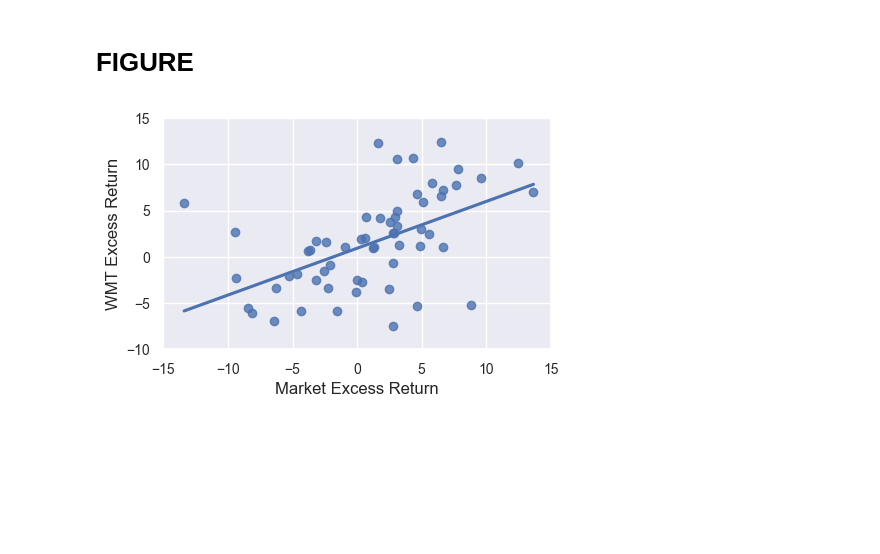
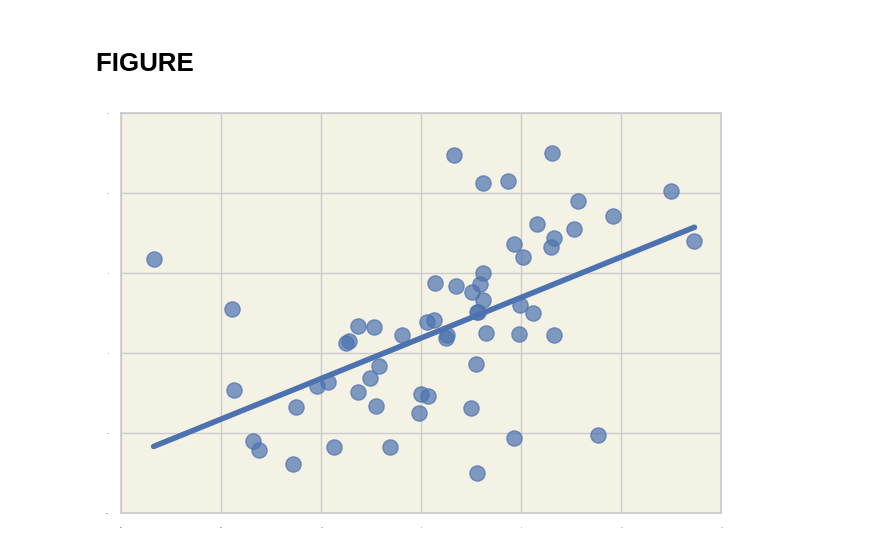
Before and after one commit to kerryback/genai4finance, a Jupyter notebook: notebooks/capm_cost_of_equity_calculator.ipynb, the cells around one changed output. Cells and saved outputs as stored; diff of their text form; code cells hidden in the pictures; blank space fills up the shorter version.

```diff
--- a/notebooks/capm_cost_of_equity_calculator.ipynb
+++ b/notebooks/capm_cost_of_equity_calculator.ipynb
@@ -83,22 +83,34 @@ df = df[["Mkt-RF", "ret"]].reset_index()
 df.columns = ["date", "mkt", "ret"]
 df["date"] = df.date.astype(str)
 # %%
-fig, ax = plt.subplots(figsize=(5, 3))
-sns.set_theme(style="darkgrid")
-sns.regplot(x=df.mkt, y=df.ret, ci=False, ax=ax)
+fig, ax = plt.subplots(figsize=(6, 4))
+sns.set_style("whitegrid", {'axes.facecolor': '#f4f1e5'})
+# Set the style parameters for the regression plot
+# Increase line thickness and marker size
+sns.set_context("notebook", font_scale=1.2)
+# Define custom parameters for the regression plot
+scatter_kws = {'s': 120, 'alpha': 0.7}  # Larger markers (s controls size)
+line_kws = {'lw': 4}   # Thicker line (lw controls width)
+
+
+sns.regplot(x=df.mkt, y=df.ret, ci=False, ax=ax,
+            scatter_kws=scatter_kws, line_kws=line_kws)
 # Set axis labels with larger font size
-ax.set_xlabel("Market Excess Return", fontsize=12)
-ax.set_ylabel(f"{ticker} Excess Return", fontsize=12)
-
+ax.set_xlabel(None)
+ax.set_ylabel(None)
 # Set axis limits to (-15, 15)
 ax.set_xlim(-15, 15)
 ax.set_ylim(-10, 15)
+plt.subplots_adjust(left=0, right=1, top=1, bottom=0)
+
+
+
 
 # Increase tick label font size
-ax.tick_params(axis='both', which='major', labelsize=10)
-plt.savefig("../posts/05-capm/capm.jpg")
+ax.tick_params(axis='both', which='major', labelsize=0)
+plt.savefig("../posts/03-capm/capm.jpg")
 # %% [output]
-[figure, old version]
+[figure, new version]
 # %%
 import plotly.express as px
 
```
Also changed, not shown: 13 other files.
